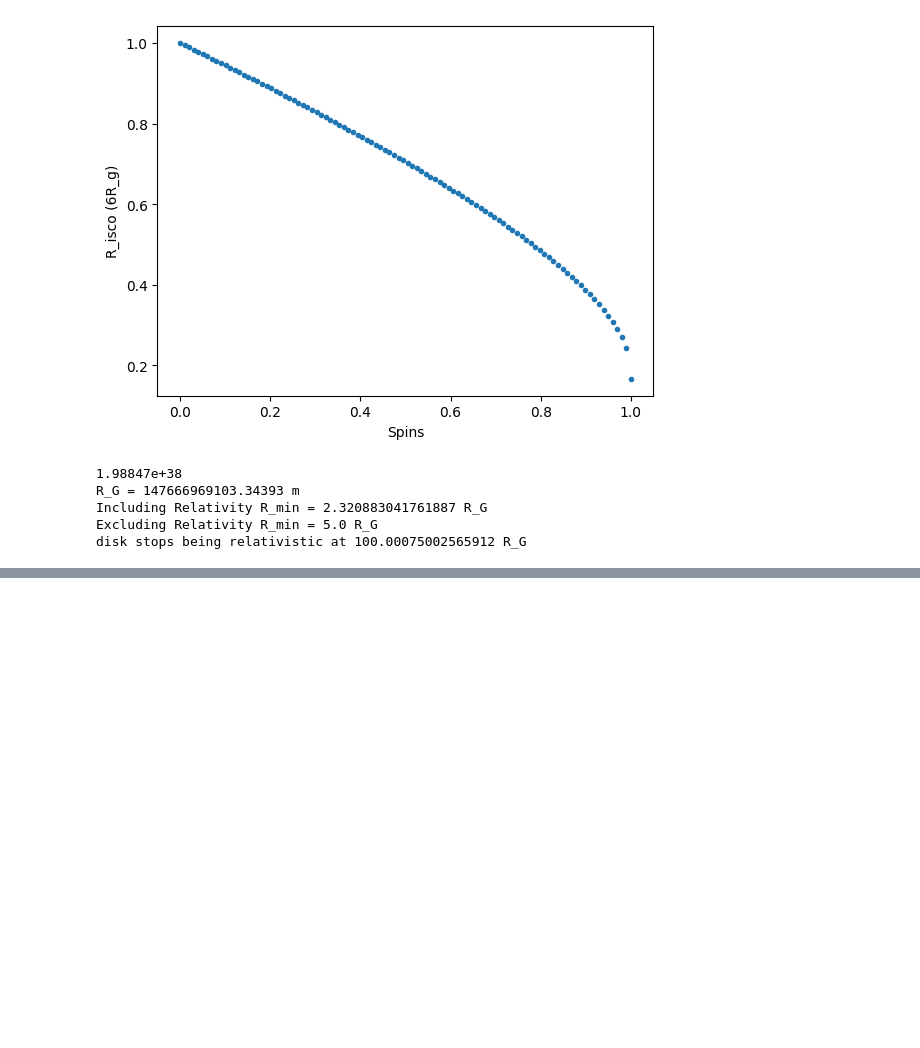
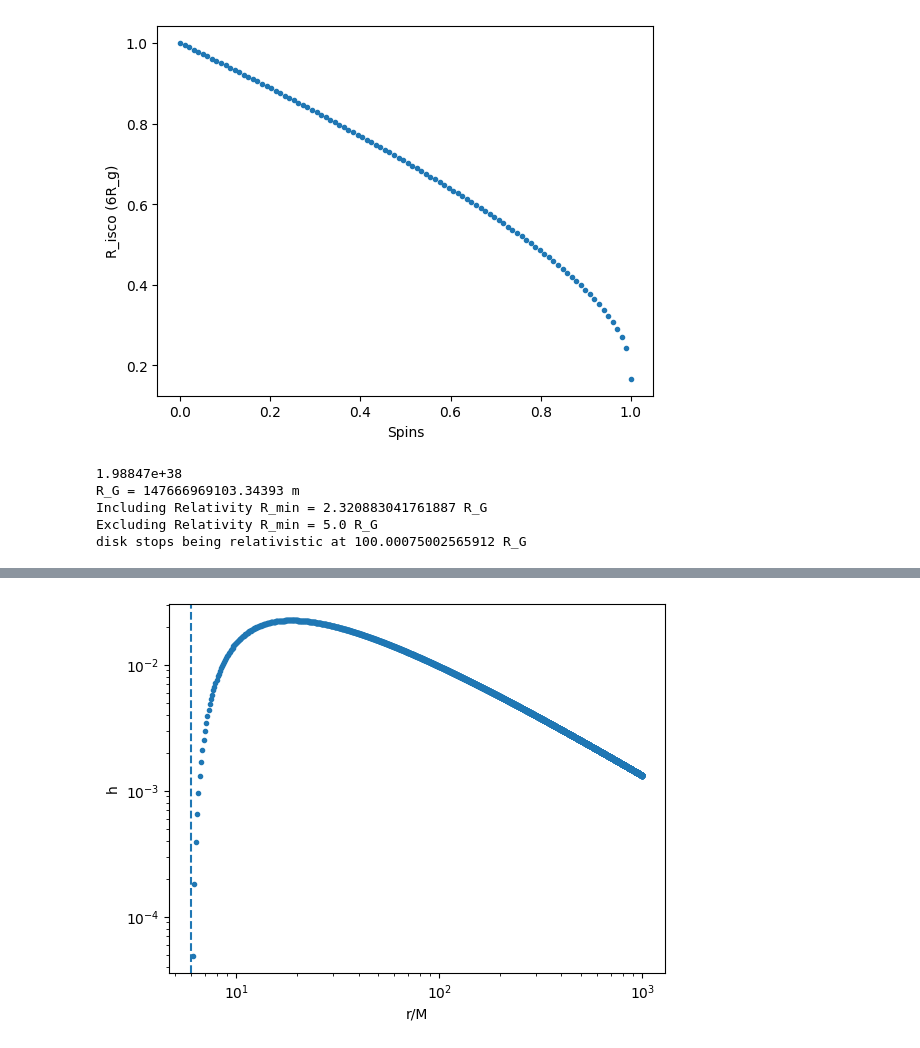
Before and after one commit to jt-stevenson/EMRIs_test, a Jupyter notebook: Test_zone.ipynb, the cells around one changed output, grey strips where cells are left out. Saved outputs shown, nothing was run; the diff lists cells and outputs as text; code cells hidden in the pictures; blank space fills up the shorter version.

```diff
--- a/Test_zone.ipynb
+++ b/Test_zone.ipynb
@@ -246,0 +274,9 @@ Text(0, 0.5, 'Surface Density')
+# %%
+plt.plot(Rs, hs, '.')
+plt.xlabel("r/M")
+plt.ylabel("h")
+plt.axvline(x=r_isco/M, linestyle='--')
+plt.xscale('log')
+plt.yscale('log')
+# %% [output]
+[figure, added]
```
Also changed, not shown: parts of 4 cells of this notebook.
